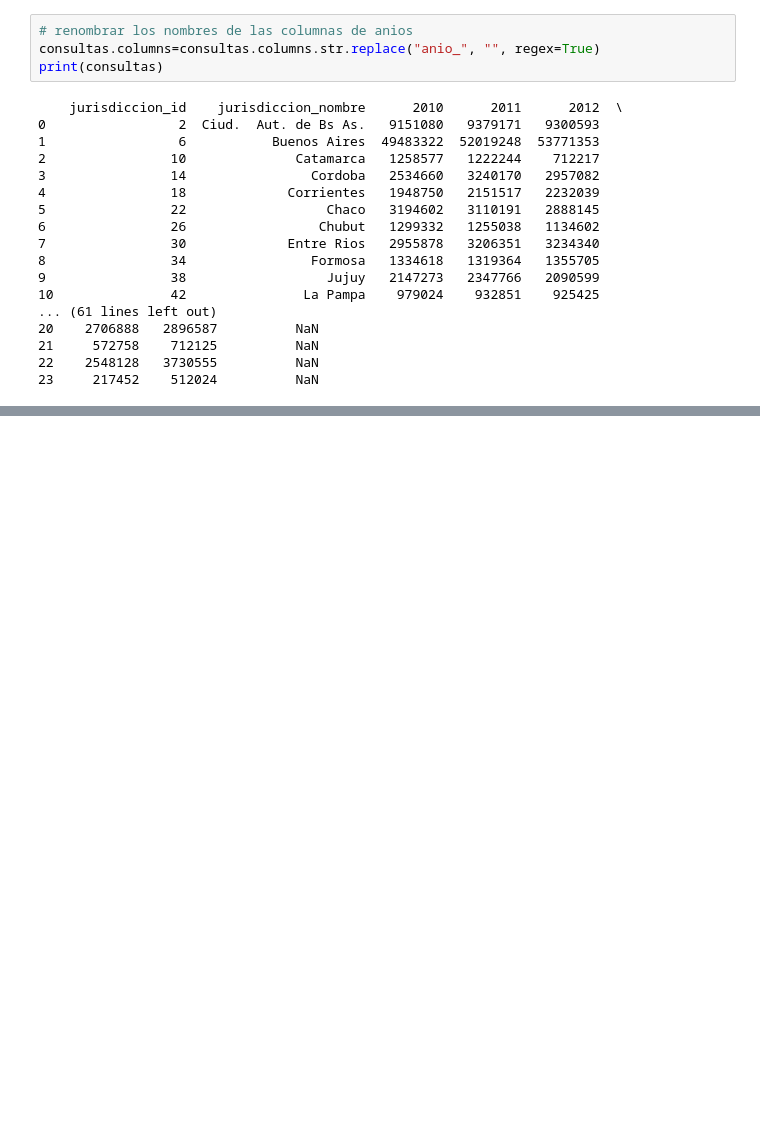
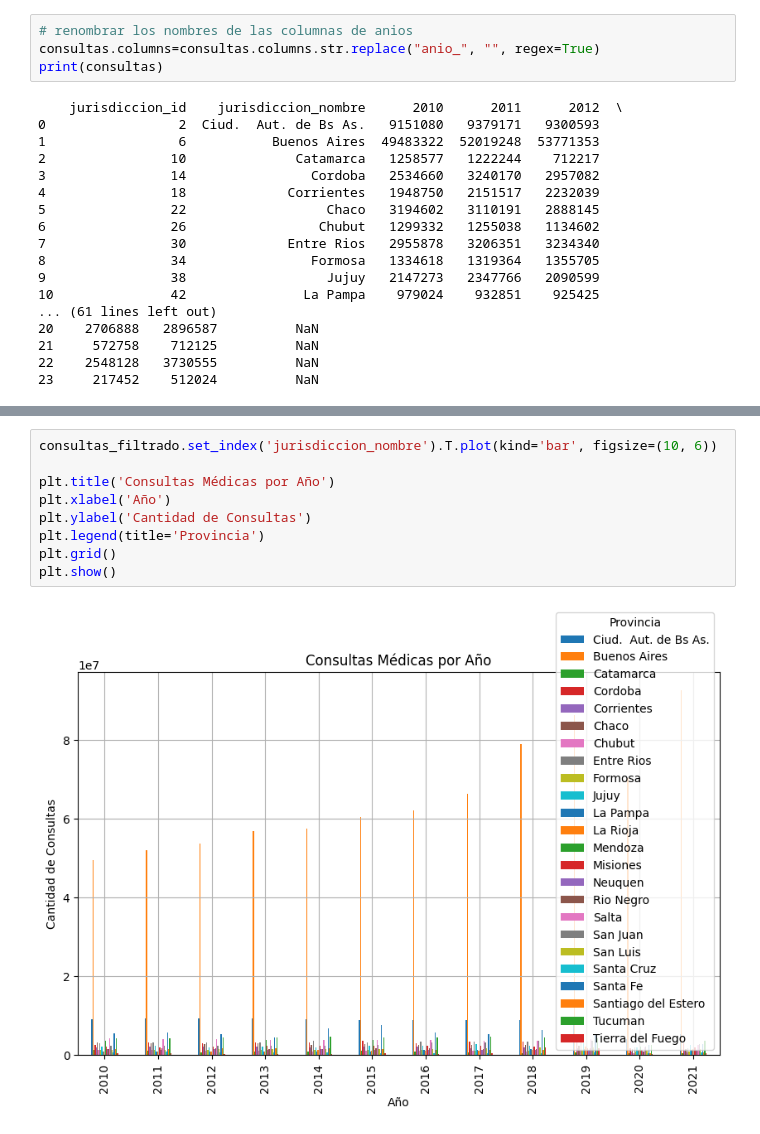
Before and after one commit to joluva/visualizaciondatos, a Jupyter notebook: consultas.ipynb, the cells around one changed output, grey strips where cells are left out. Saved outputs shown, nothing was run; the diff lists cells and outputs as text; blank space fills up the shorter version.

```diff
--- a/consultas.ipynb
+++ b/consultas.ipynb
@@ -162,0 +185,11 @@ ValueError: Unable to parse string "1.304.688" at position 253
+# %%
+consultas_filtrado.set_index('jurisdiccion_nombre').T.plot(kind='bar', figsize=(10, 6))
+
+plt.title('Consultas Médicas por Año')
+plt.xlabel('Año')
+plt.ylabel('Cantidad de Consultas')
+plt.legend(title='Provincia')
+plt.grid()
+plt.show()
+# %% [output]
+[figure, added]
```
Also changed, not shown: parts of 8 cells of this notebook.
